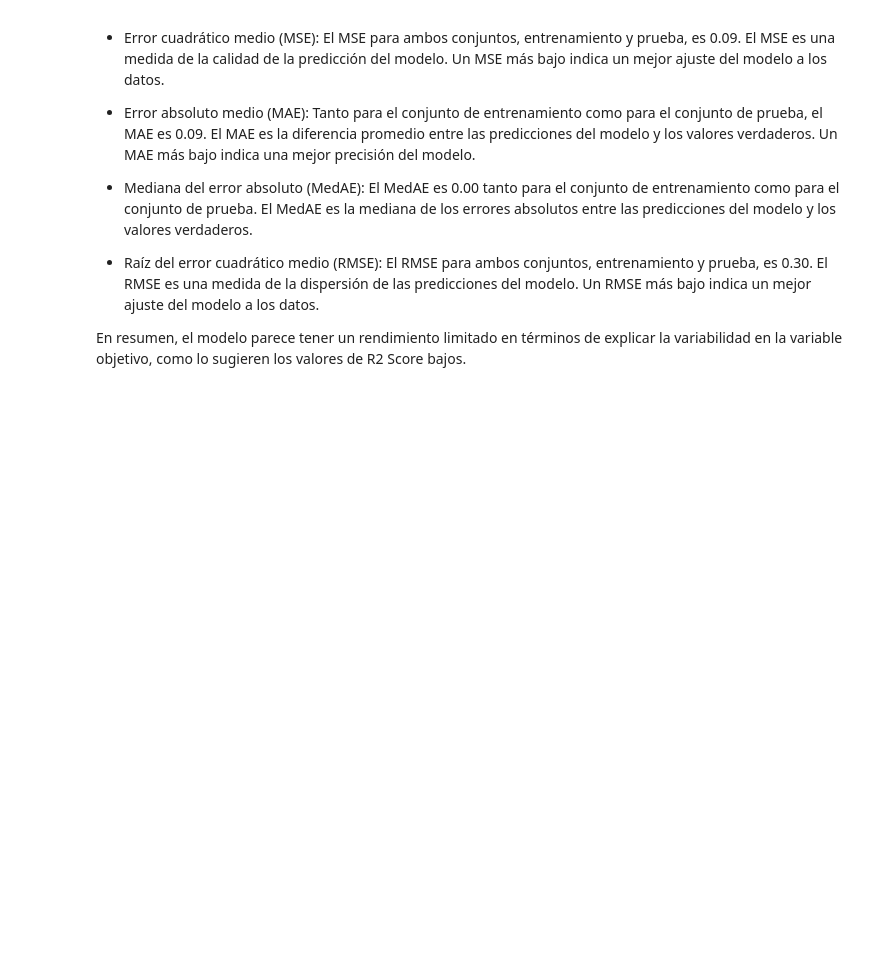
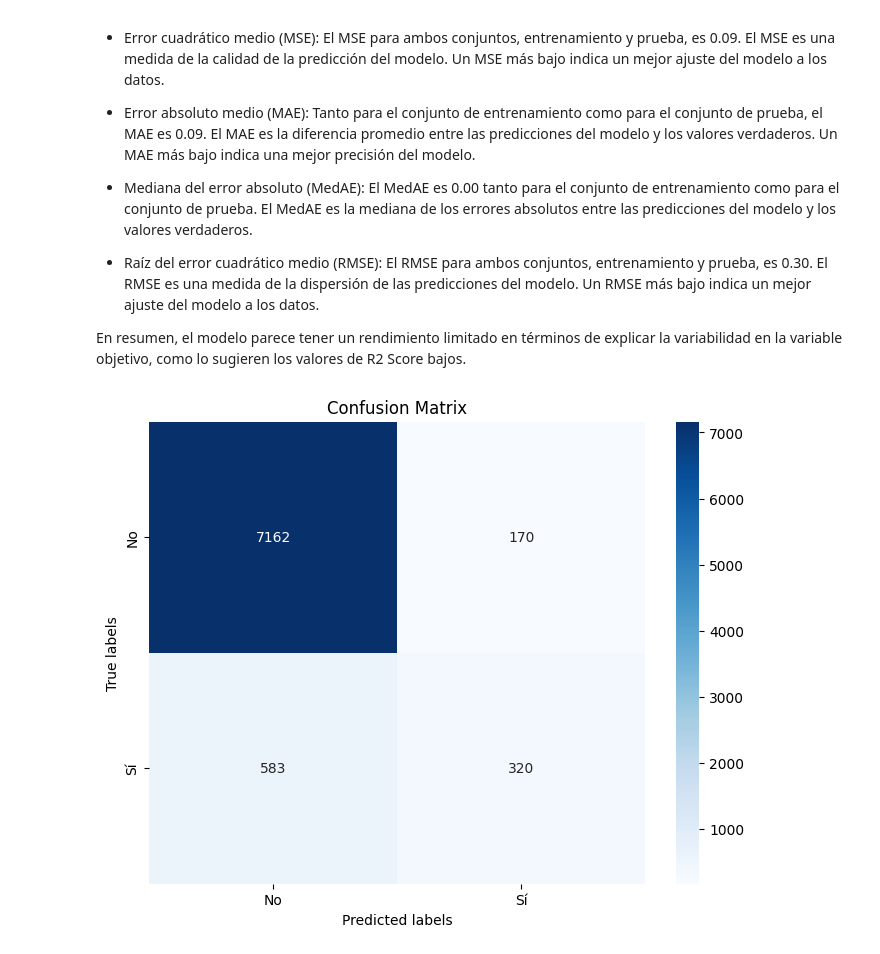
Before and after one commit to RmVa23/ML-Algorithm, a Jupyter notebook: src/modelo.ipynb, the cells around one changed output. Drawn from its saved outputs; the diff is of its cells as text; code cells hidden in the pictures; blank space fills up the shorter version.

Commit message:
confusion matrix

```diff
--- a/src/modelo.ipynb
+++ b/src/modelo.ipynb
@@ -191,3 +192,16 @@ get_metrics(yhat_test, y_test, yhat_train, y_train)
 - Raíz del error cuadrático medio (RMSE): El RMSE para ambos conjuntos, entrenamiento y prueba, es 0.30. El RMSE es una medida de la dispersión de las predicciones del modelo. Un RMSE más bajo indica un mejor ajuste del modelo a los datos.
 
 En resumen, el modelo parece tener un rendimiento limitado en términos de explicar la variabilidad en la variable objetivo, como lo sugieren los valores de R2 Score bajos.
+# %%
+# Calcular la matriz de confusión
+cm = confusion_matrix(y_test, y_pred)
+
+# Visualizar la matriz de confusión con seaborn
+plt.figure(figsize=(8, 6))
+sns.heatmap(cm, annot=True, cmap="Blues", fmt="d", xticklabels=['No', 'Sí'], yticklabels=['No', 'Sí'])
+plt.xlabel('Predicted labels')
+plt.ylabel('True labels')
+plt.title('Confusion Matrix')
+plt.show()
+# %% [output]
+[figure, added]
```
Also changed, not shown: parts of 2 cells of this notebook.
